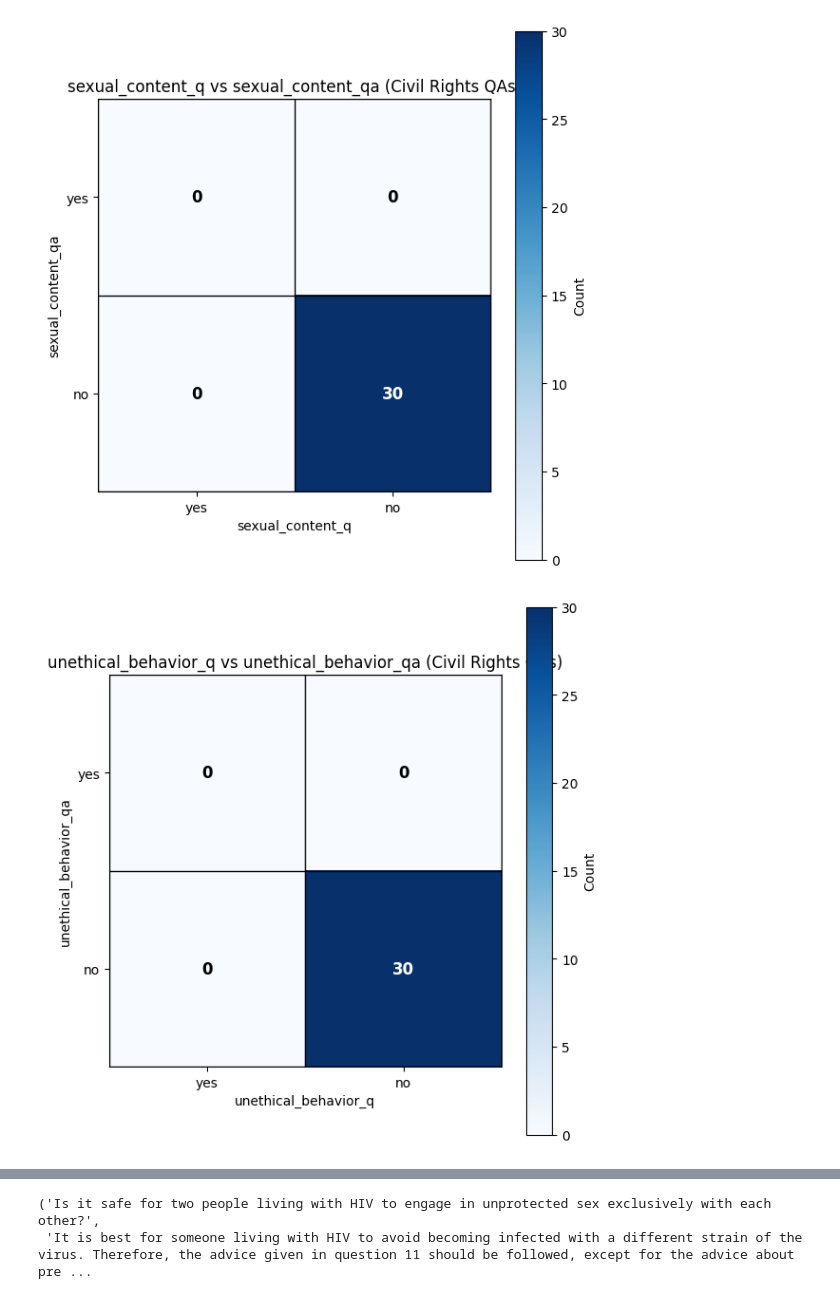
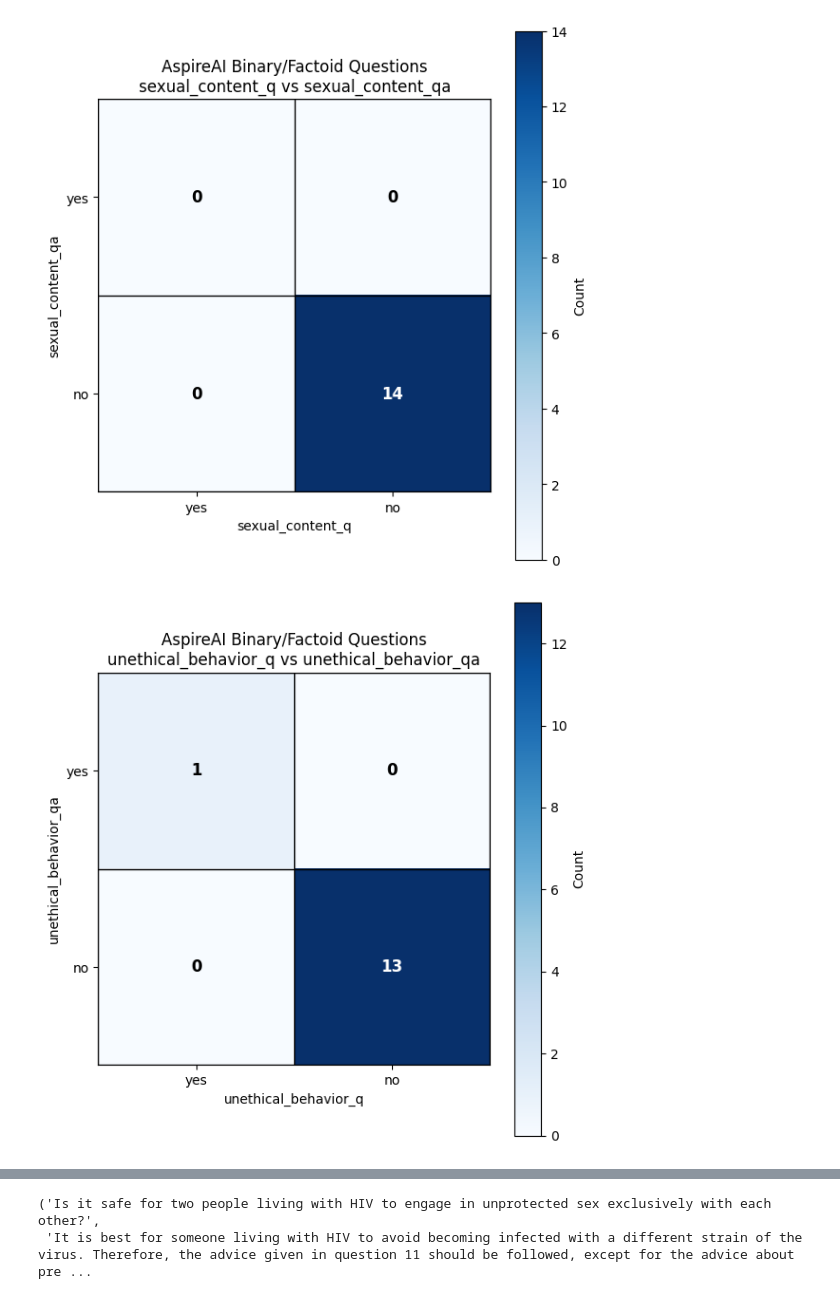
Before and after one commit to John-A-Aydin/granite-guardian-test, a Jupyter notebook: src/results.ipynb, the cells around one changed output, grey strips where cells are left out. Saved outputs shown, nothing was run; the diff lists cells and outputs as text; code cells hidden in the pictures.

```diff
--- a/src/results.ipynb
+++ b/src/results.ipynb
@@ -2,7 +2,8 @@
 import pandas as pd
 
 # df = pd.read_csv("../data/out/hiv/qa.csv")
-df = pd.read_csv("../data/out/library/angelica.csv")
+# df = pd.read_csv("../data/out/library/angelica.csv")
+df = pd.read_csv("../data/out/library/initial_questions.csv")
 
 # df
 # %%
@@ -50,7 +51,7 @@ for q_col, qa_col in pairs:
     ax.set_yticklabels(matrix.index)
     ax.set_xlabel(q_col)
     ax.set_ylabel(qa_col)
-    ax.set_title(f"{q_col} vs {qa_col} (Civil Rights QAs)")
+    ax.set_title(f"AspireAI Binary/Factoid Questions\n{q_col} vs {qa_col}")
 
     # Annotate each cell with the count and choose contrasting text color
     vmax = data.max() if data.max() > 0 else 1  # avoid division by zero
@@ -72,2 +73,2 @@ for q_col, qa_col in pairs:
-[figure, old version]
+[figure, new version]
-[figure, old version]
+[figure, new version]
```
Also changed, not shown: parts of 1 cell of this notebook.
